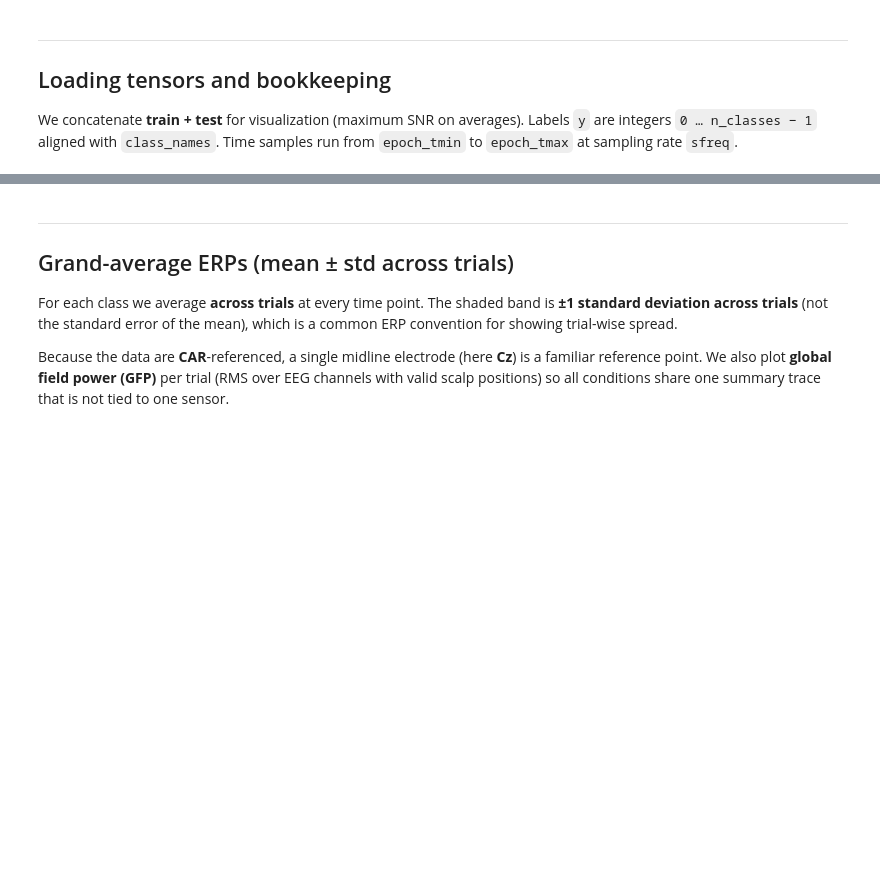
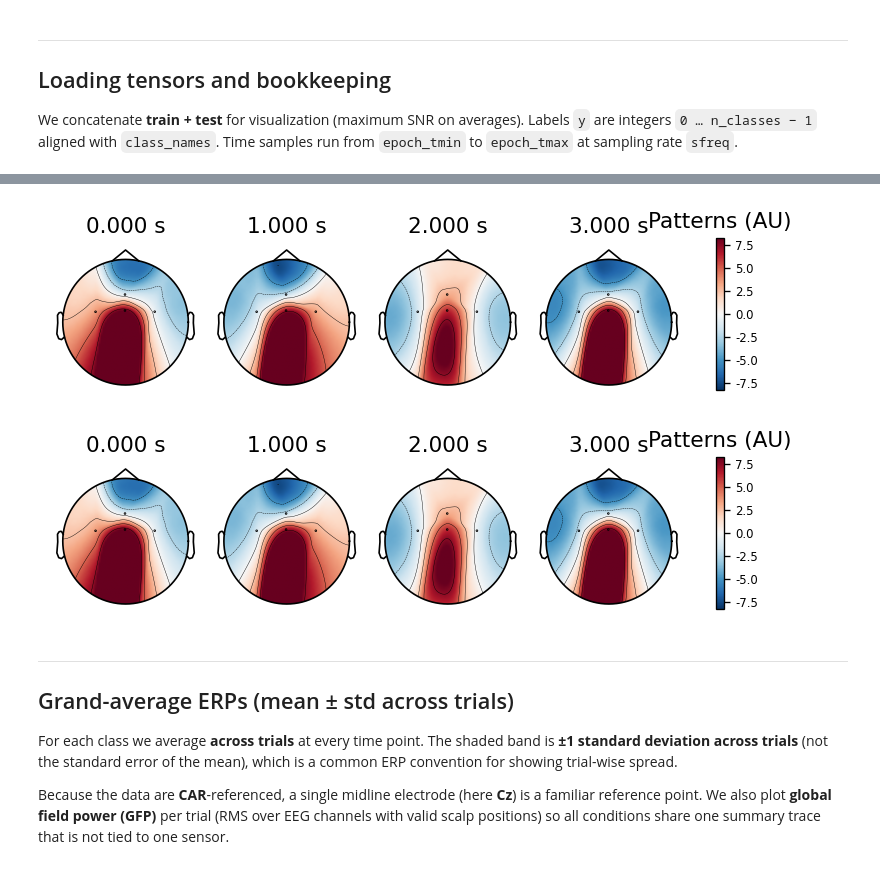
Before and after one commit to MNR-MarcosOriolPagonabarraga-projects/HMI-EEGMovementClassification, a Jupyter notebook: notebooks/visualize_processed_eeg.ipynb, the cells around one changed output, grey strips where cells are left out. Drawn from its saved outputs; the diff is of its cells as text; code cells hidden in the pictures; blank space fills up the shorter version.

```diff
--- a/notebooks/visualize_processed_eeg.ipynb
+++ b/notebooks/visualize_processed_eeg.ipynb
@@ -119,3 +138,31 @@ Classes (4): ['elbow_flex_ext', 'hand_open_close', 'forearm_sup_pron', 'rest']
+# %%
+# 2. Manually compute the patterns from the filters
+# Patterns explain how the sources project to the electrodes
+patterns = np.linalg.pinv(csp.filters_).T
+
+# 3. Create the Info object (ensure ch_names matches your X array)
+ch_names = [
+    'FCz', 'C3', 'C4', 'Cz'
+]
+info = mne.create_info(ch_names=ch_names, sfreq=1, ch_types='eeg')
+info.set_montage(mne.channels.make_standard_montage('standard_1005'))
+
+# 4. Create an EvokedArray object to hold the patterns
+# We treat each CSP component as a 'time point' for plotting purposes
+# 'patterns' has shape (n_channels, n_components)
+evoked = mne.EvokedArray(patterns, info, tmin=0)
+
+# 5. Plot the topomaps for the components (0, 1, 2, 3)
+# This replaces csp.plot_patterns() and is much more stable
+evoked.plot_topomap(times=np.arange(patterns.shape[1]).astype(float),
+                    ch_type='eeg',
+                    colorbar=True,
+                    units='Patterns (AU)',
+                    time_unit='s',  # Use 's' (seconds) as the unit
+                    nrows=1)
+# %% [output]
+[figure, added]
+[figure, added]
 # %% [markdown]
 ---
 ## Grand-average ERPs (mean ± std across trials)
```
Also changed, not shown: parts of 10 cells of this notebook, 10 other files.
